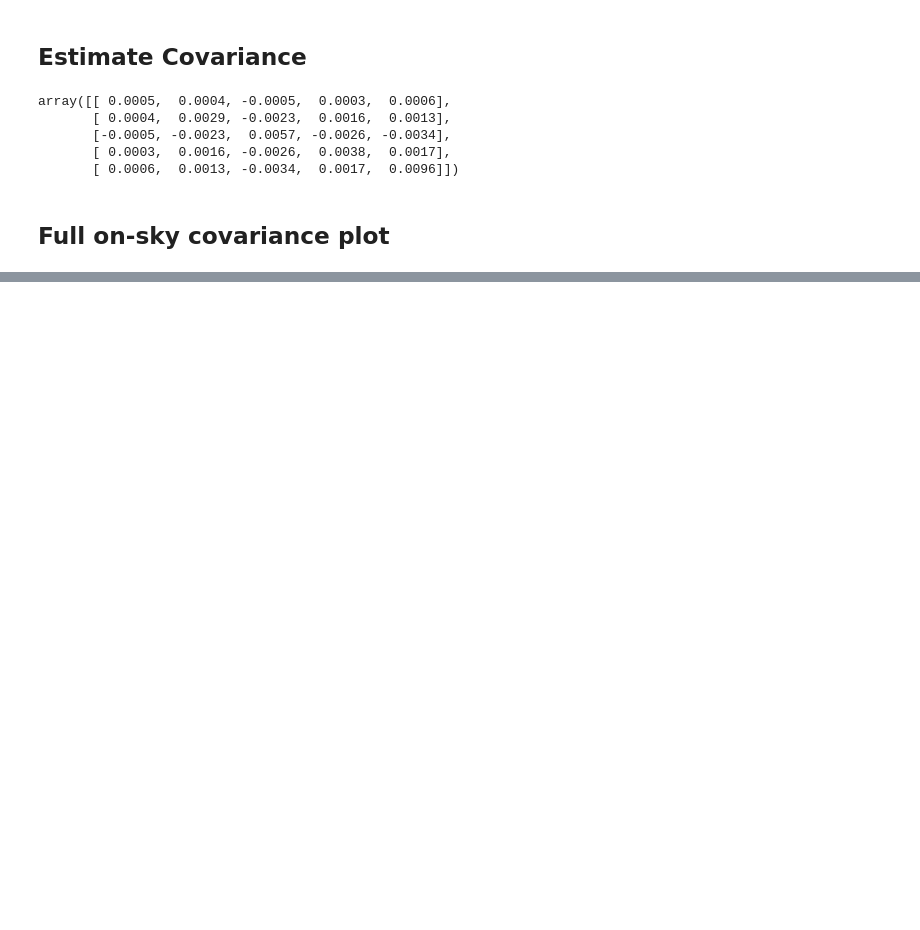
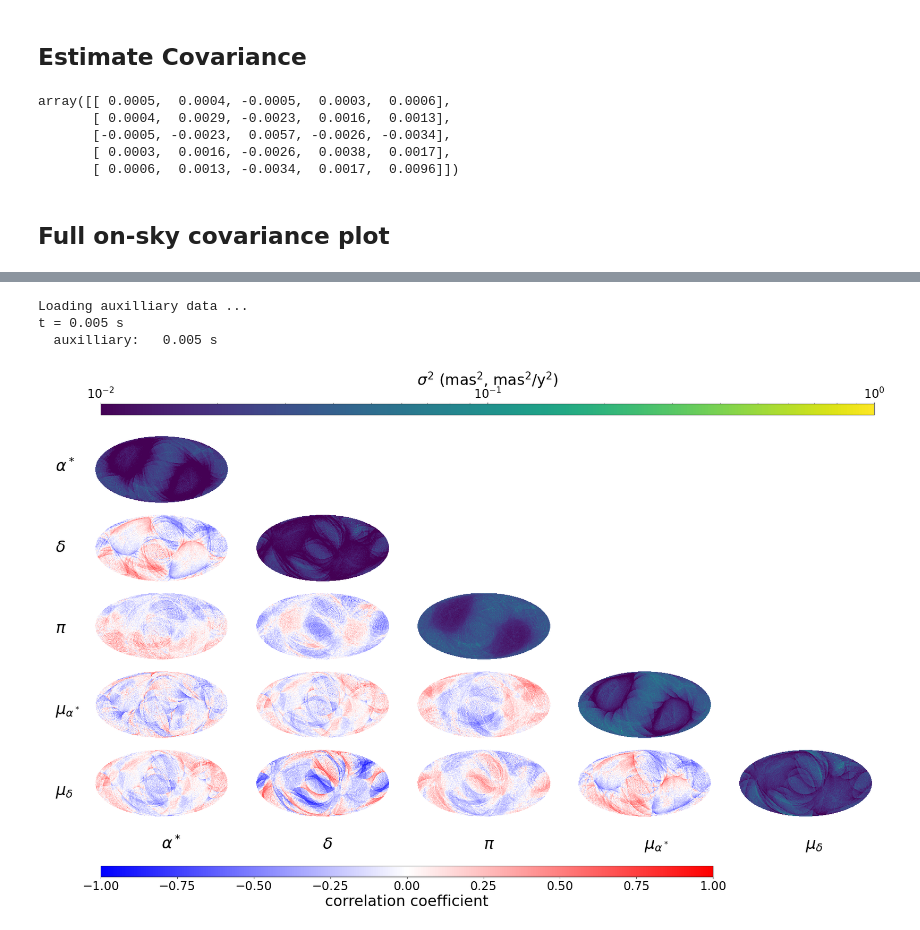
Before and after one commit to gaiaverse/scanninglaw, a Jupyter notebook: scanninglaw/examples/asf.ipynb, the cells around one changed output, grey strips where cells are left out. Saved outputs shown, nothing was run; the diff lists cells and outputs as text; code cells hidden in the pictures; blank space fills up the shorter version.

Commit message:
Gaia EDR3 ASF added using nominal scanning law and Lindegren 2021 Table 1 gaps.

```diff
--- a/scanninglaw/examples/asf.ipynb
+++ b/scanninglaw/examples/asf.ipynb
@@ -102,0 +119,52 @@ cbar.set_label(r'correlation coefficient', fontsize=30)
+# %%
+edr3_asf = asf.asf(version='dr3_nominal')
+# %% [output]
+Loading auxilliary data ...
+t = 0.005 s
+  auxilliary:   0.005 s
+# %%
+covariance = edr3_asf(coords)
+# %%
+fig, axes = plt.subplots(6,6,figsize=(30,15),  gridspec_kw={'width_ratios': [1,5,5,5,5,5],
+                                                            'height_ratios': [5,5,5,5,5,1]})
+
+for i in range(6):
+    axes[i,0].axis('off')
+    axes[5,i].axis('off')
+
+labels = [r'$\alpha^*$', r'$\delta$', r'$\pi$', r'$\mu_{\alpha^*}$', r'$\mu_\delta$']
+cov_minmax=(0.01,1)
+viridis = cm.viridis; bwr = cm.bwr;
+for i in range(5):
+    for j in range(5):
+        plt.sca(axes[i,j+1])
+        if i==j:hp.mollview(covariance[i,j], min=cov_minmax[0], max=cov_minmax[1],
+                             nest=True, hold=True, cmap=viridis, norm='log', coord=['C','G'],
+                             notext=True, cbar=False, title='')
+
+        elif j<i: hp.mollview(covariance[i,j]/(np.sqrt(covariance[i,i]*covariance[j,j])),
+                              min=-1, max=1, nest=True, hold=True, cmap=bwr, coord=['C','G'],
+                              notext=True, cbar=False, title='')
+        else: plt.axis('off')
+
+for ij in range(5):
+    axes[ij,0].annotate(labels[ij], xy=(0.5,0.5), fontsize=32)
+    axes[5,ij+1].annotate(labels[ij], xy=(0.5,0.5), fontsize=32)
+
+cbar_ax = fig.add_axes([0.18, 0.92, 0.72, 0.02])
+norm = matplotlib.colors.LogNorm(vmin=cov_minmax[0], vmax=cov_minmax[1])
+im = plt.cm.ScalarMappable(norm=norm, cmap=viridis); im.set_array([])
+cbar = fig.colorbar(im, cax=cbar_ax, orientation='horizontal')
+cbar.set_label(r'$\sigma^2$ ($\mathrm{mas}^2$, $\mathrm{mas}^2/\mathrm{y}^2$)', fontsize=30)
+cbar.ax.xaxis.set_ticks_position('top')
+cbar.ax.xaxis.set_label_position('top')
+
+fig.subplots_adjust(bottom=0.1)
+cbar_ax = fig.add_axes([0.18, 0.06, 0.57, 0.02])
+norm = matplotlib.colors.Normalize(vmin=-1,vmax=1)
+im = plt.cm.ScalarMappable(norm=norm, cmap=bwr)
+im.set_array([])
+cbar = fig.colorbar(im, cax=cbar_ax, orientation='horizontal')
+cbar.set_label(r'correlation coefficient', fontsize=30)
+# %% [output]
+[figure, added]
```
Also changed, not shown: parts of 6 cells of this notebook, 1 other file.
